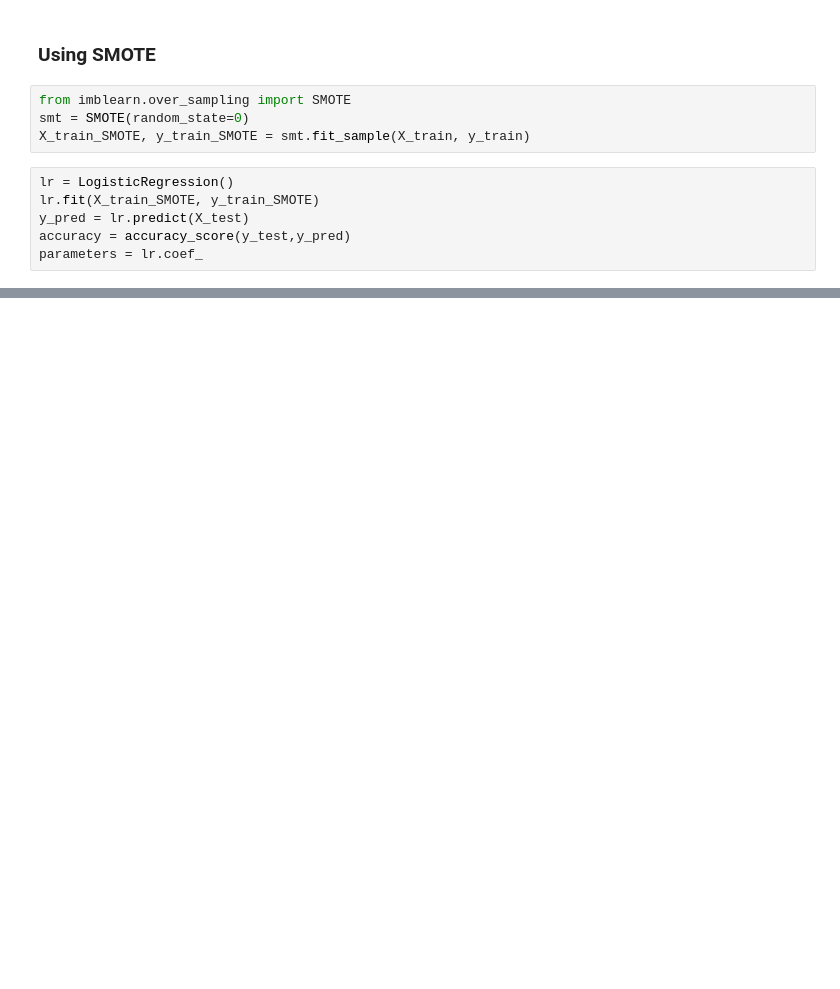
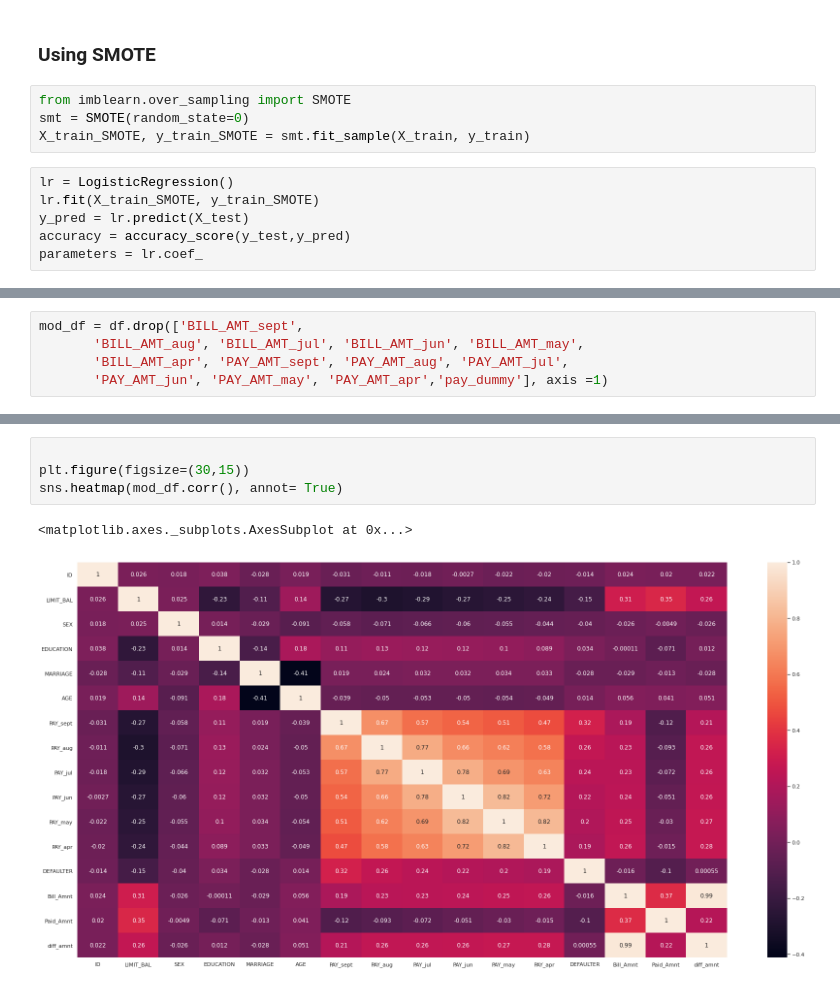
Before and after one commit to M0n1ka-05/Credit_Card_Default_Prediction, a Jupyter notebook: Monika_Shinde_Team_3_Credit_Card_Default_Prediction_Capstone_Project.ipynb, the cells around one changed output, grey strips where cells are left out. Drawn from its saved outputs; the diff is of its cells as text; blank space fills up the shorter version.

```diff
--- a/Monika_Shinde_Team_3_Credit_Card_Default_Prediction_Capstone_Project.ipynb
+++ b/Monika_Shinde_Team_3_Credit_Card_Default_Prediction_Capstone_Project.ipynb
@@ -457,0 +482,5 @@ weighted avg       0.79      0.77      0.78      7500
+# %%
+mod_df = df.drop(['BILL_AMT_sept',
+       'BILL_AMT_aug', 'BILL_AMT_jul', 'BILL_AMT_jun', 'BILL_AMT_may',
+       'BILL_AMT_apr', 'PAY_AMT_sept', 'PAY_AMT_aug', 'PAY_AMT_jul',
+       'PAY_AMT_jun', 'PAY_AMT_may', 'PAY_AMT_apr','pay_dummy'], axis =1)
@@ -457,0 +510,7 @@ weighted avg       0.79      0.77      0.78      7500
+# %%
+
+plt.figure(figsize=(30,15))
+sns.heatmap(mod_df.corr(), annot= True)
+# %% [output]
+<matplotlib.axes._subplots.AxesSubplot at 0x...>
+[figure, added]
```
Also changed, not shown: parts of 25 cells of this notebook.
